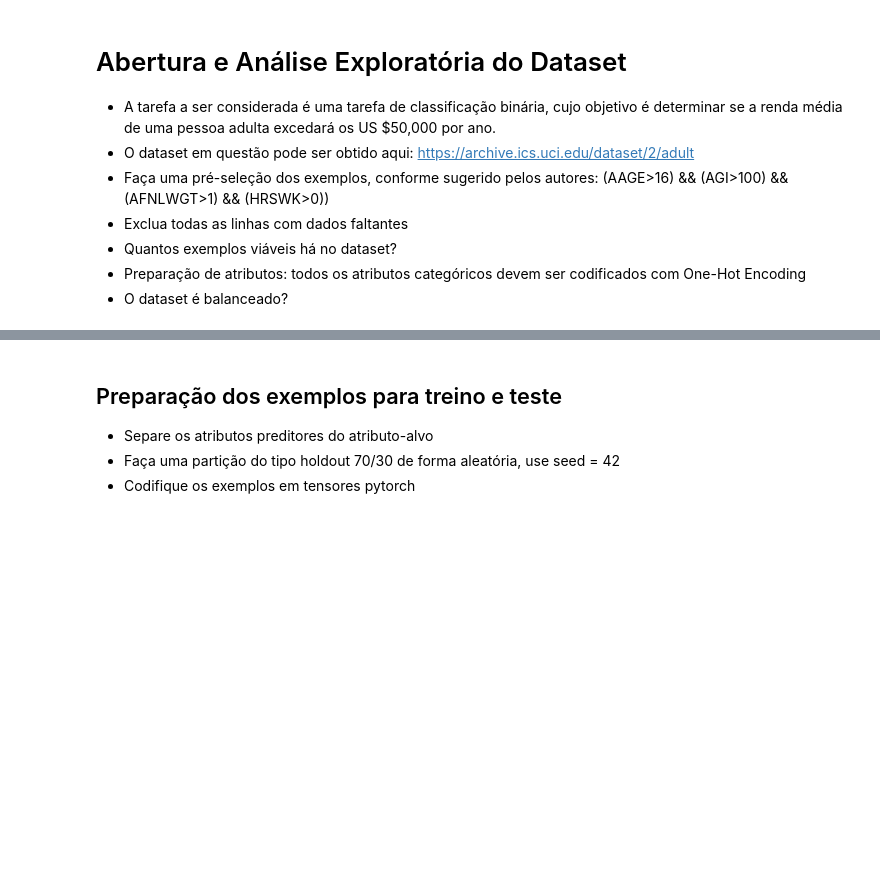
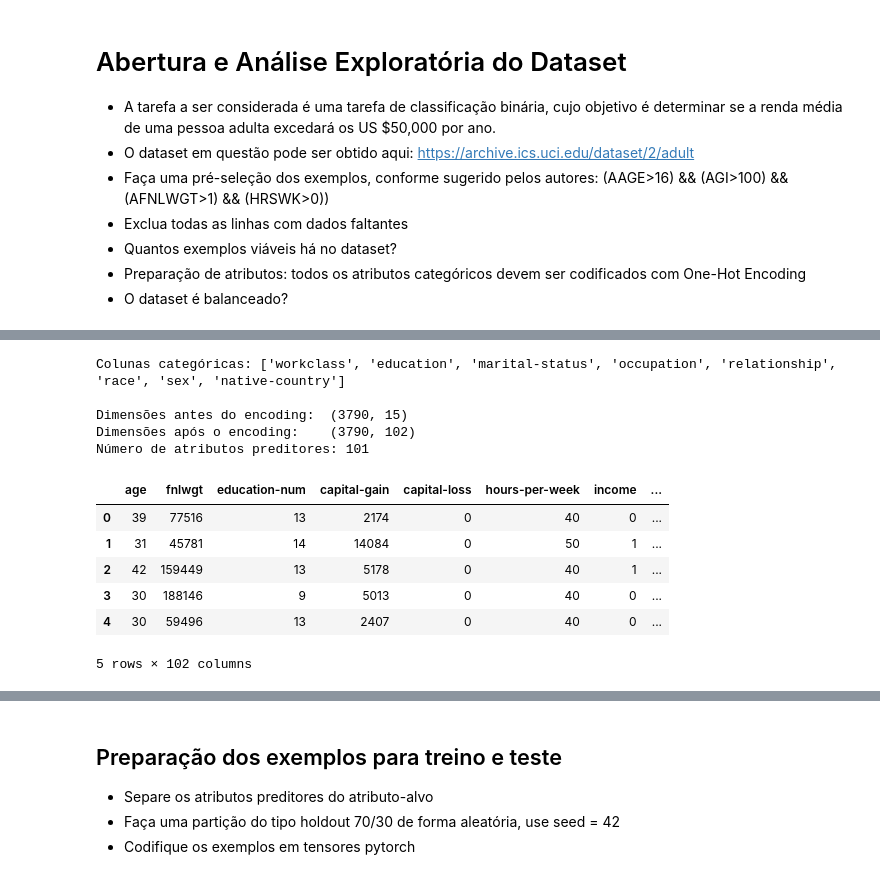
Before and after one commit to cjcaio/topicos1-projeto2-rede-mlp-com-pytorch, a Jupyter notebook: Topicos1-2026.1-Tarefa2.ipynb, the cells around one changed output, grey strips where cells are left out. Cells and saved outputs as stored; diff of their text form; code cells hidden in the pictures; blank space fills up the shorter version.

```diff
--- a/Topicos1-2026.1-Tarefa2.ipynb
+++ b/Topicos1-2026.1-Tarefa2.ipynb
@@ -41,0 +179,32 @@ Izabella de Lima Catrinck -
+# %%
+## Padronização dos atributos categóricos via One-Hot Coding
+## Ideia principal é que colunas categóricas obtenham colunas binárias para cada categoria possível
+## Nesse caso, o atributo de income será codificado separadamente como <50k -> 0, >50k -> 1
+
+cat_cols = df_limpo.select_dtypes(include=['object', 'string']).columns.tolist()
+cat_cols.remove('income')
+print(f"Colunas categóricas: {cat_cols}")
+
+# Codificação do atributo-alvo
+df_limpo['income'] = df_limpo['income'].map({'<=50K': 0, '>50K': 1}).astype(int)
+
+# Aplicação do One-Hot Encoding
+df_encoded = pd.get_dummies(df_limpo, columns=cat_cols, dtype=int)
+
+print(f"\nDimensões antes do encoding:  {df_limpo.shape}")
+print(f"Dimensões após o encoding:    {df_encoded.shape}")
+print(f"Número de atributos preditores: {df_encoded.shape[1] - 1}")
+df_encoded.head()
+# %% [output]
+Colunas categóricas: ['workclass', 'education', 'marital-status', 'occupation', 'relationship', 'race', 'sex', 'native-country']
+
+Dimensões antes do encoding:  (3790, 15)
+Dimensões após o encoding:    (3790, 102)
+Número de atributos preditores: 101
+|  | age | fnlwgt | education-num | capital-gain | capital-loss | hours-per-week | income | ... |
+| 0 | 39 | 77516 | 13 | 2174 | 0 | 40 | 0 | ... |
+| 1 | 31 | 45781 | 14 | 14084 | 0 | 50 | 1 | ... |
+| 2 | 42 | 159449 | 13 | 5178 | 0 | 40 | 1 | ... |
+| 3 | 30 | 188146 | 9 | 5013 | 0 | 40 | 0 | ... |
+| 4 | 30 | 59496 | 13 | 2407 | 0 | 40 | 0 | ... |
+5 rows × 102 columns
```
Also changed, not shown: parts of 7 cells of this notebook.
